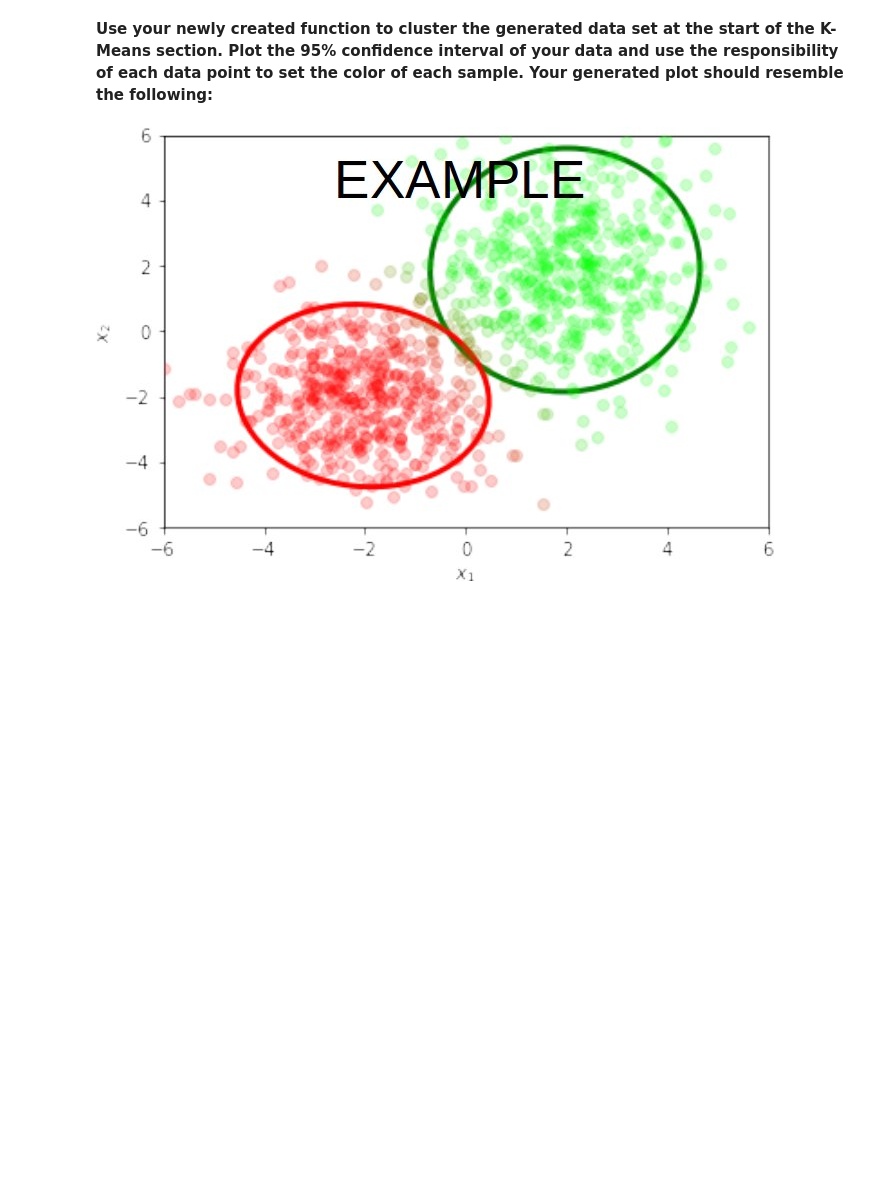
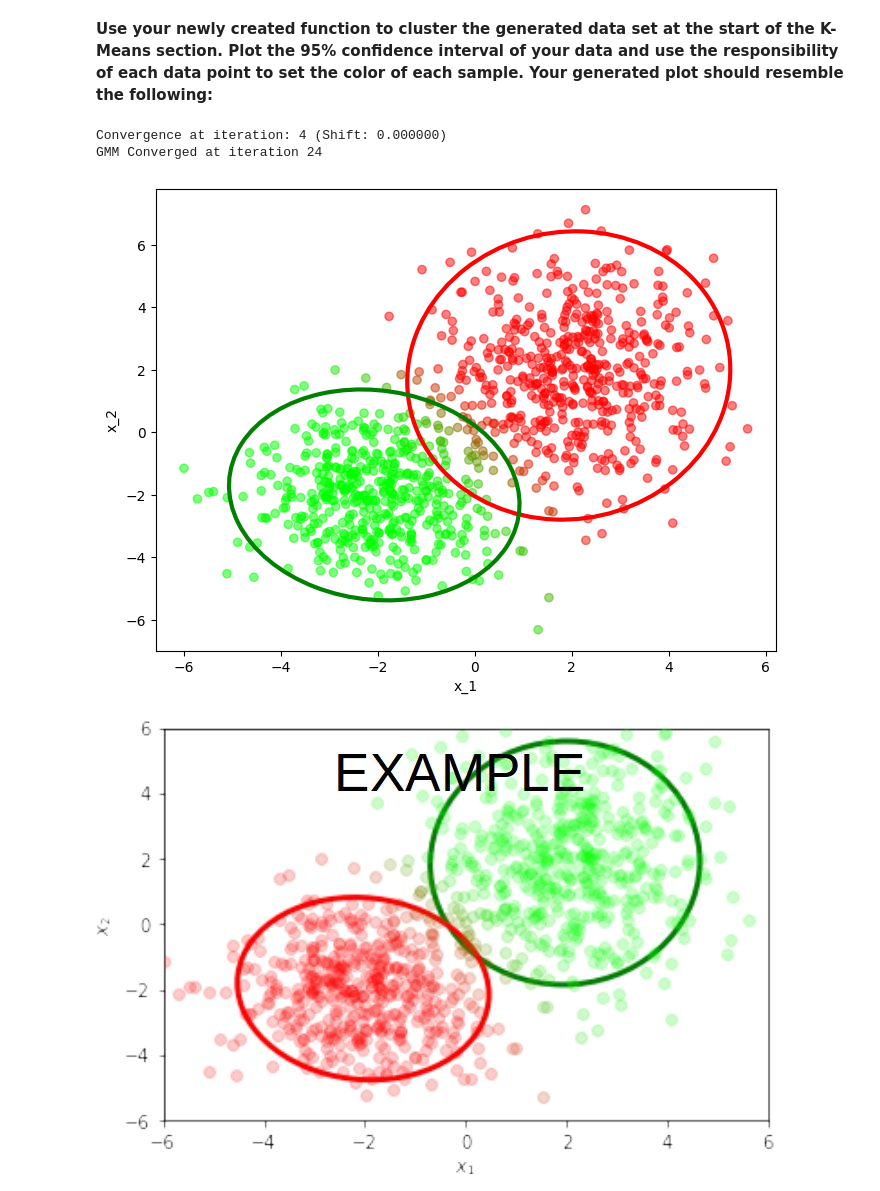
Before and after one commit to Obakeng-Mogale/cs315-assign-1, a Jupyter notebook: Assignment-3/Assignment-3/assign3.ipynb, the cells around one changed output. Cells and saved outputs as stored; diff of their text form; code cells hidden in the pictures; blank space fills up the shorter version.

```diff
--- a/Assignment-3/Assignment-3/assign3.ipynb
+++ b/Assignment-3/Assignment-3/assign3.ipynb
@@ -213,6 +213,77 @@ display(Image(filename='./Compressed.jpg'))
 **Use your newly created function to cluster the generated data set at the start of the K-Means section. Plot the 95% confidence
 interval of your data and use the responsibility of each data point to set the color of each sample.
 Your generated plot should resemble the following:**
+# %%
+from MyModels import GMM
+import numpy as np
+modelgmm = GMM(n_clusters=2)
+modelgmm.fit(X)
+# %% [output]
+Convergence at iteration: 4 (Shift: 0.000000)
+GMM Converged at iteration 24
+# %%
+import numpy as np
+import matplotlib.pyplot as plt
+from matplotlib.patches import Ellipse
+
+# Assuming your model is already trained:
+# modelgmm = GMM(n_clusters=2)
+# modelgmm.fit(X)
+
+fig, ax = plt.subplots(figsize=(8, 6))
+
+# ==========================================
+# 1. Color the Points using Responsibilities
+# ==========================================
+# We create an RGBA color matrix (N points, 4 channels: Red, Green, Blue, Alpha)
+N_points = modelgmm.N
+colors = np.zeros((N_points, 4))
+
+# Set the Red channel to Cluster 0's responsibility
+colors[:, 0] = modelgmm.responsibilities_[:, 0]
+# Set the Green channel to Cluster 1's responsibility
+colors[:, 1] = modelgmm.responsibilities_[:, 1]
+# Leave Blue as 0, and set Alpha (transparency) to 0.5 to match the image
+colors[:, 3] = 0.5
+
+# Plot the scatter points (assuming X is shape (d, N))
+ax.scatter(modelgmm.Data[0, :], modelgmm.Data[1, :], c=colors, marker='o')
+
+
+# ==========================================
+# 2. Draw the 95% Confidence Ellipses
+# ==========================================
+# The chi-square value for a 95% confidence interval with 2 degrees of freedom is ~5.991
+chi2_val = 5.991
+cluster_colors = ['red', 'green']
+
+for j in range(modelgmm.n_clusters):
+    # Get the mean and covariance for this specific cluster
+    mean = modelgmm.means[:, j]
+    cov = modelgmm.covariances[j]
+
+    # Calculate eigenvalues and eigenvectors to find the ellipse's orientation and stretch
+    eigenvalues, eigenvectors = np.linalg.eigh(cov)
+
+    # Calculate the width and height of the ellipse
+    width, height = 2 * np.sqrt(eigenvalues * chi2_val)
+
+    # Calculate the rotation angle of the ellipse in degrees
+    angle = np.degrees(np.arctan2(eigenvectors[1, 0], eigenvectors[0, 0]))
+
+    # Create the Ellipse patch
+    ellipse = Ellipse(xy=mean, width=width, height=height, angle=angle,
+                      edgecolor=cluster_colors[j], facecolor='none', linewidth=3)
+
+    # Add it to the plot
+    ax.add_patch(ellipse)
+
+# Formatting to match the screenshot
+ax.set_xlabel('x_1')
+ax.set_ylabel('x_2')
+plt.show()
+# %% [output]
+[figure, added]
 # %%
 display(Image(filename='./gmm.jpg'))
 # %% [output]
```
Also changed, not shown: parts of 2 cells of this notebook.
